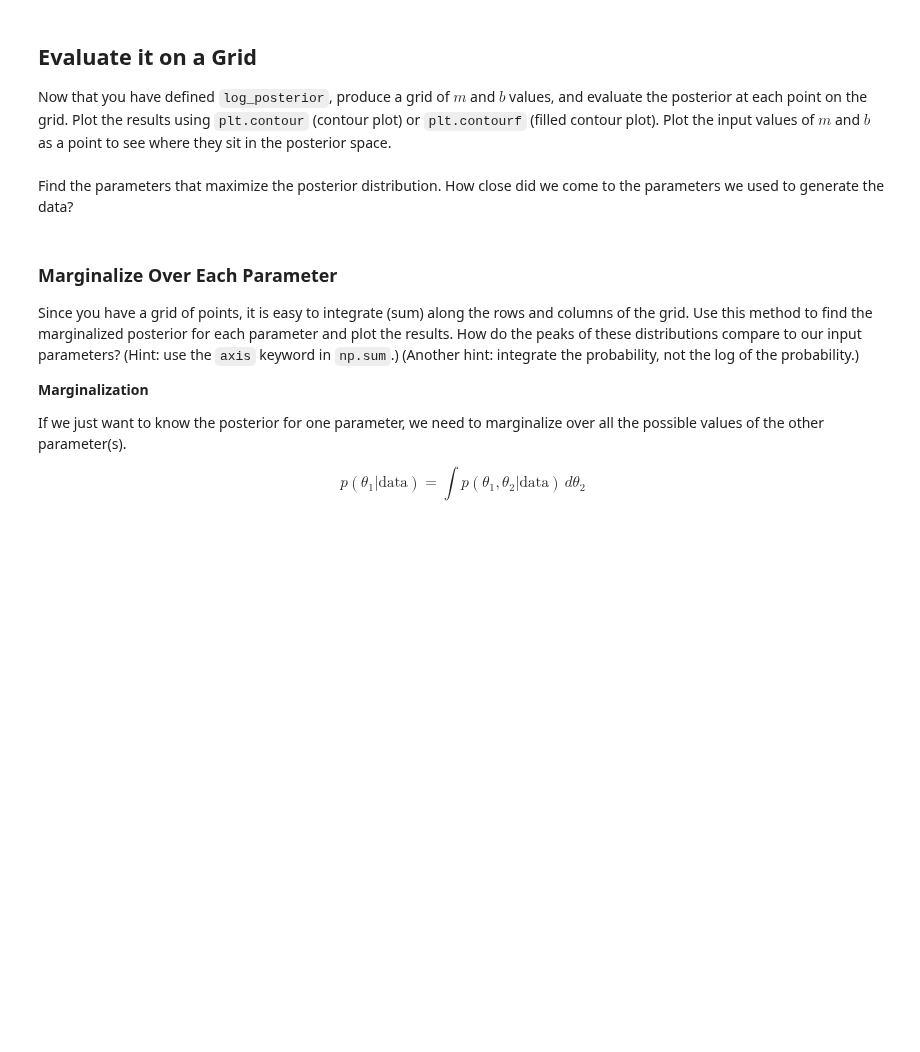
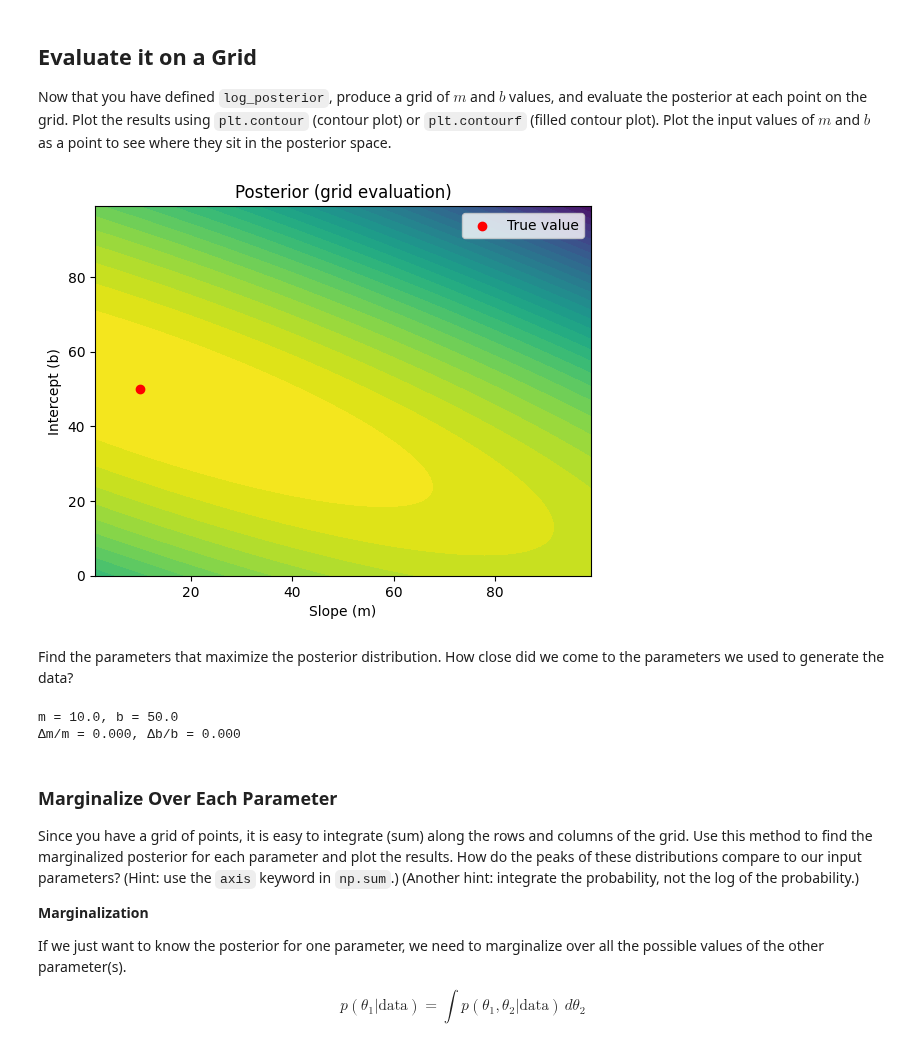
Before and after one commit to ASTR154/bayesian-statistics, a Jupyter notebook: monte_carlo_line_fitting.ipynb, the cells around one changed output. Saved outputs shown, nothing was run; the diff lists cells and outputs as text; code cells hidden in the pictures; blank space fills up the shorter version.

```diff
--- a/monte_carlo_line_fitting.ipynb
+++ b/monte_carlo_line_fitting.ipynb
@@ -116,17 +170,43 @@ plt.contourf( # complete
+# %%
+grid_spacing = 1.
+m_range = np.arange(m_min + 1, m_max, grid_spacing)
+b_range = np.arange(b_min, b_max, grid_spacing)
+
+posterior_grid = np.zeros((len(b_range), len(m_range)))
+
+for j, b_val in enumerate(b_range):
+    for i, m_val in enumerate(m_range):
+        posterior_grid[j, i] = log_posterior([m_val, b_val], x, y, dy)
+
+
+plt.contourf(m_range, b_range, posterior_grid, levels=30)
+plt.scatter(m, b, color='red', label='True value')
+j_max, i_max = np.unravel_index(np.argmax(posterior_grid), posterior_grid.shape)
+m_infer = m_range[i_max]
+b_infer = b_range[j_max]
+plt.xlabel("Slope (m)")
+plt.ylabel("Intercept (b)")
+plt.title("Posterior (grid evaluation)")
+plt.legend()
+plt.show()
+# %% [output]
+[figure, added]
 # %% [markdown]
 Find the parameters that maximize the posterior distribution. How close did we come to the parameters we used to generate the data?
 # %%
 # Find the indices where the posterior is maximised --> what m and b is this?
-j_max, i_max = # complete
-
+j_max, i_max = np.unravel_index(np.argmax(posterior_grid), posterior_grid.shape)
 m_infer = m_range[i_max]
 b_infer = b_range[j_max]
-print(f'm = {m_infer:.1f}, b = {b_infer:.1f}')
 
 # Fractional error of the inferred solution compared to the input 'true' parameters
-m_frac_err = # complete
-b_frac_err = # complete
+m_frac_err = (m_infer - m_true) / m_true
+b_frac_err = (b_infer - b_true) / b_true
+print(f'm = {m_infer:.1f}, b = {b_infer:.1f}')
 print(f'Δm/m = {m_frac_err:.3f}, Δb/b = {b_frac_err:.3f}')
+# %% [output]
+m = 10.0, b = 50.0
+Δm/m = 0.000, Δb/b = 0.000
 # %% [markdown]
 ### Marginalize Over Each Parameter
 Since you have a grid of points, it is easy to integrate (sum) along the rows and columns of the grid. Use this method to find the marginalized posterior for each parameter and plot the results. How do the peaks of these distributions compare to our input parameters? (Hint: use the `axis` keyword in `np.sum`.) (Another hint: integrate the probability, not the log of the probability.)
```
Also changed, not shown: parts of 11 cells of this notebook.
